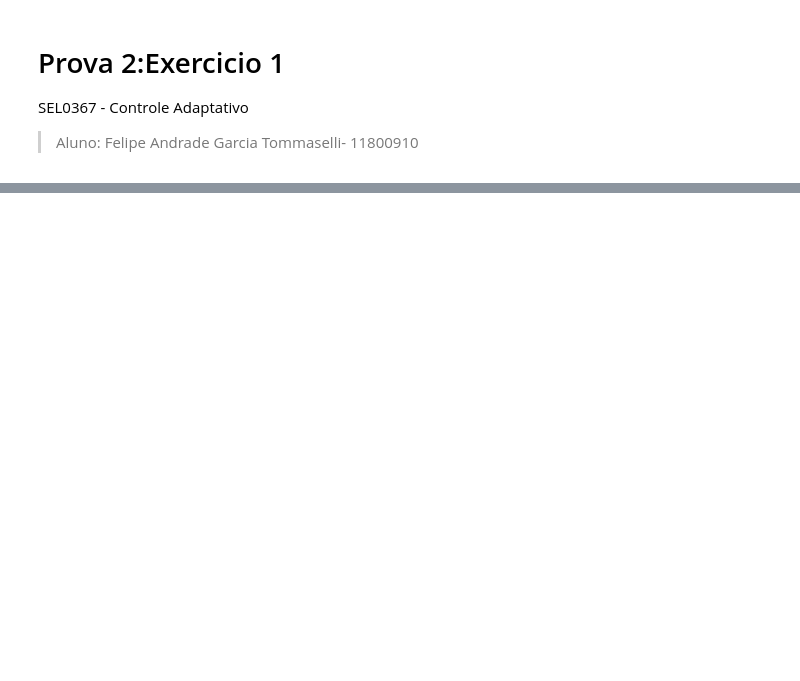
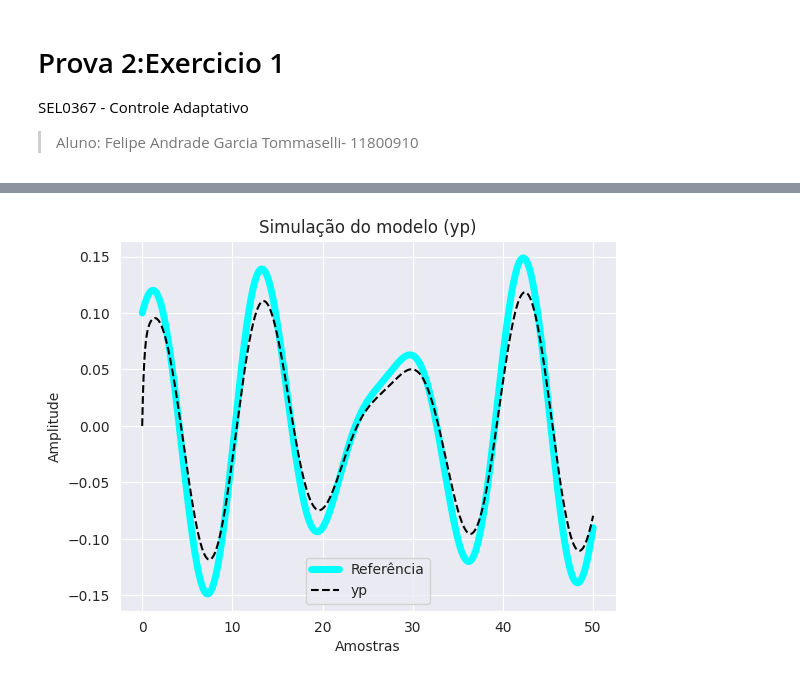
Before and after one commit to SKaiquelima/advanced-control, a Jupyter notebook: P2/p2_1.ipynb, the cells around one changed output, grey strips where cells are left out. Saved outputs shown, nothing was run; the diff lists cells and outputs as text; code cells hidden in the pictures; blank space fills up the shorter version.

```diff
--- a/P2/p2_1.ipynb
+++ b/P2/p2_1.ipynb
@@ -136,0 +26,5 @@ plt.show()
+# %%
+n1 = 8
+n2 = 7
+n3 = 6
+n4 = 6
@@ -136,0 +79,18 @@ plt.show()
+# %%
+yp, T, _ = matlab.lsim(ftx, r, T)
+
+# Plotagem dos resultados juntos
+corte = int(np.ceil(1*(len(T))))
+plt.plot(T[:corte], r[:corte], label='Referência', color='cyan', linewidth=5)
+plt.plot(T[:corte], yp[:corte], label='yp', color='black', linestyle='--', linewidth=1.5)
+
+
+
+plt.xlabel('Amostras')
+plt.ylabel('Amplitude')
+plt.title('Simulação do modelo (yp)')
+
+plt.legend()
+plt.show()
+# %% [output]
+[figure, added]
```
Also changed, not shown: parts of 14 cells of this notebook, 1 other file.
